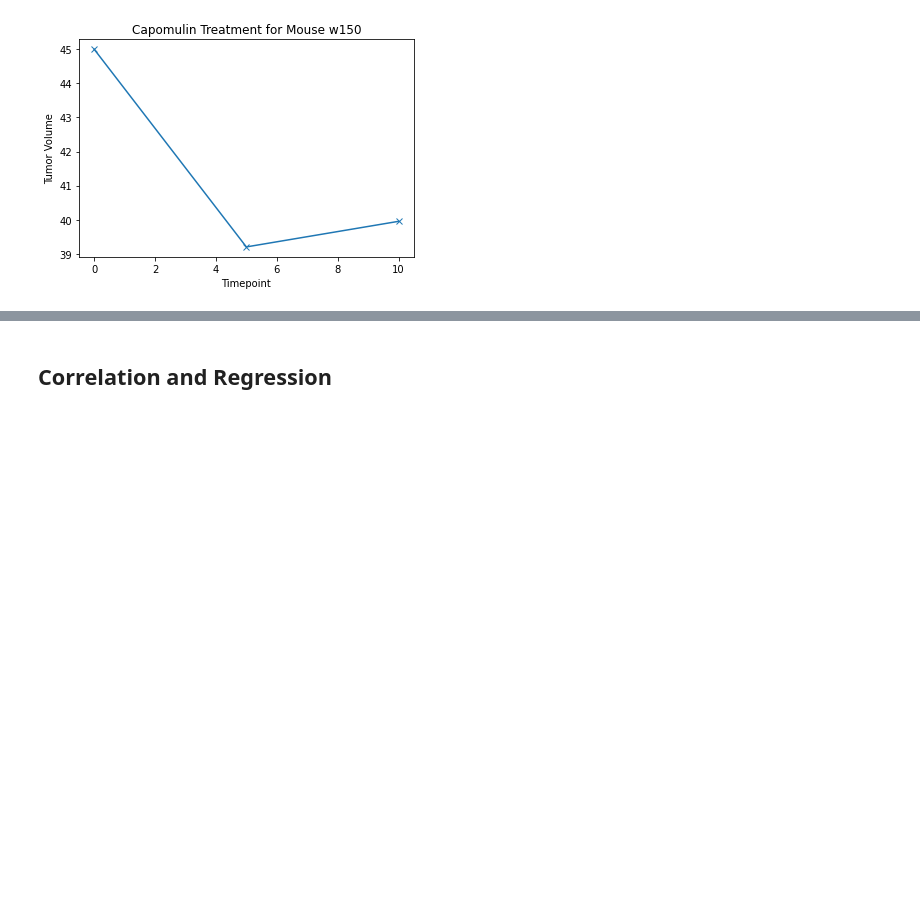
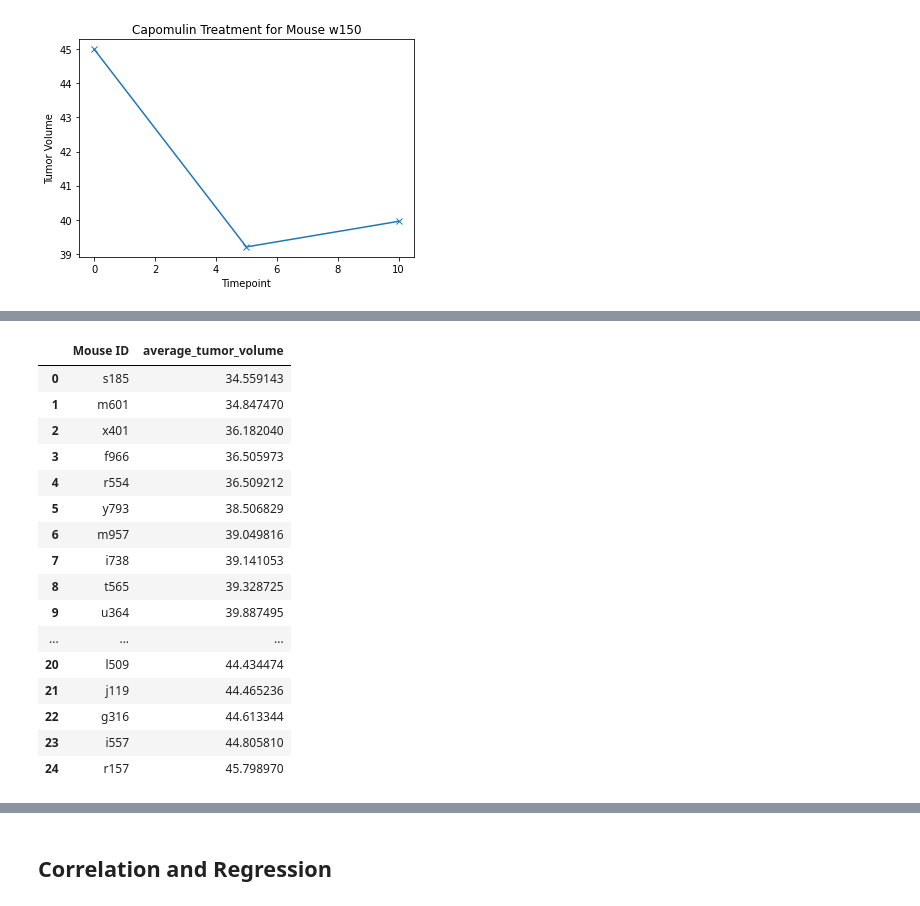
Before and after one commit to emersonmolett/Matplotlib-challenge, a Jupyter notebook: 05-Matplotlib/Instructions/Pymaceuticals/pymaceuticals_starter.ipynb, the cells around one changed output, grey strips where cells are left out. Drawn from its saved outputs; the diff is of its cells as text; code cells hidden in the pictures; blank space fills up the shorter version.

```diff
--- a/05-Matplotlib/Instructions/Pymaceuticals/pymaceuticals_starter.ipynb
+++ b/05-Matplotlib/Instructions/Pymaceuticals/pymaceuticals_starter.ipynb
@@ -658,0 +675,24 @@ plt.show()
+# %%
+# Generate a scatter plot of average tumor volume vs. mouse weight for the Capomulin regimen
+# average tumor volume
+
+average_tumor_volume = pd.DataFrame(Capomulin_dataframe.groupby("Mouse ID")["Tumor Volume (mm3)"].mean().sort_values()).reset_index().rename(columns={"Tumor Volume (mm3)": "average_tumor_volume"})
+average_tumor_volume
+# %% [output]
+|  | Mouse ID | average_tumor_volume |
+| 0 | s185 | 34.559143 |
+| 1 | m601 | 34.847470 |
+| 2 | x401 | 36.182040 |
+| 3 | f966 | 36.505973 |
+| 4 | r554 | 36.509212 |
+| 5 | y793 | 38.506829 |
+| 6 | m957 | 39.049816 |
+| 7 | i738 | 39.141053 |
+| 8 | t565 | 39.328725 |
+| 9 | u364 | 39.887495 |
+| ... | ... | ... |
+| 20 | l509 | 44.434474 |
+| 21 | j119 | 44.465236 |
+| 22 | g316 | 44.613344 |
+| 23 | i557 | 44.805810 |
+| 24 | r157 | 45.798970 |
```
Also changed, not shown: parts of 2 cells of this notebook.
